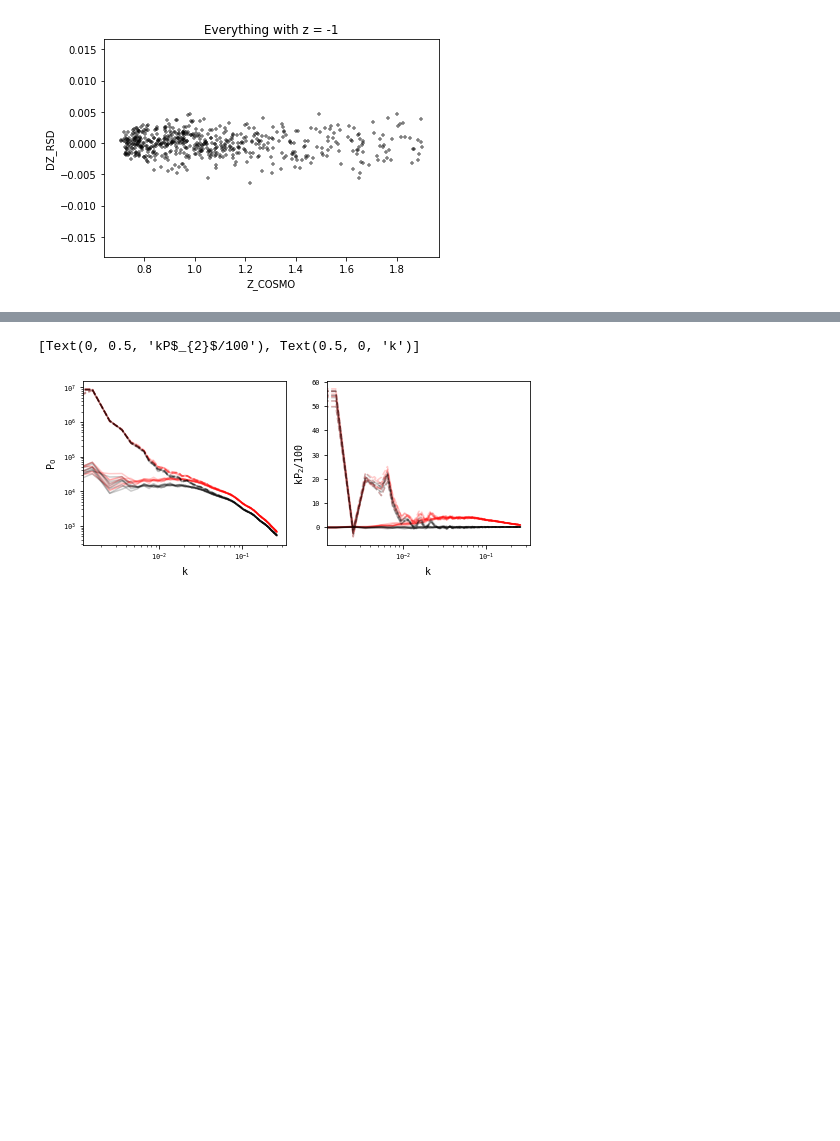
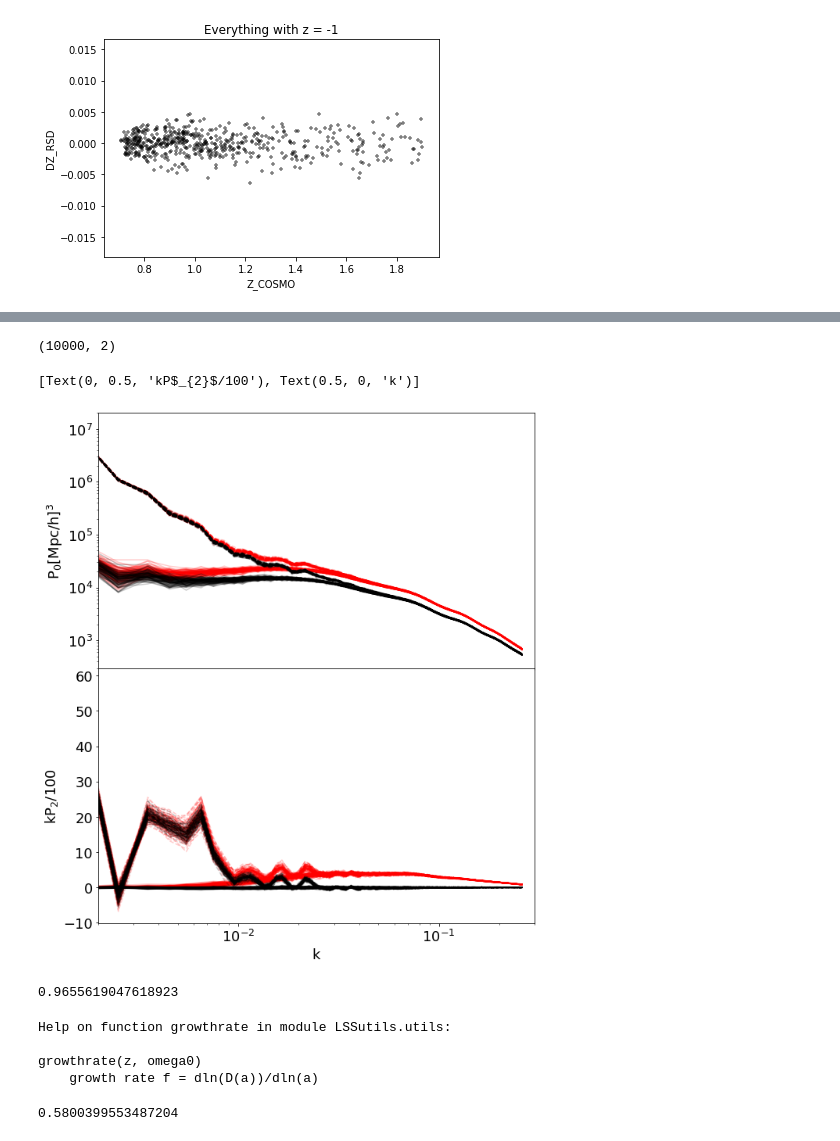
Before and after one commit to mehdirezaie/LSS, a Jupyter notebook: Sandbox/mocks.ipynb, the cells around one changed output, grey strips where cells are left out. Cells and saved outputs as stored; diff of their text form; code cells hidden in the pictures; blank space fills up the shorter version.

```diff
--- a/Sandbox/mocks.ipynb
+++ b/Sandbox/mocks.ipynb
@@ -56,8 +56,6 @@ Text(0, 0.5, 'DZ_RSD')
 %matplotlib inline
 import matplotlib.pyplot as plt
 import numpy as np
-# %%
-plt.rc('font',  family='monospace')
-plt.rc('xtick', labelsize='x-small')
-plt.rc('ytick', labelsize='x-small')
+# %%
+plt.rc('font', size=18)
 # %%
@@ -83,5 +65,5 @@ pk_v0_13_real_0_0.3.pdf  pk_v0_15_red_0_0.3.pdf
 # %%
-file = lambda i, r, s: np.loadtxt('/home/mehdi/data/mocksys/pk_v0_'+str(i)+'_'+r+'_'+str(s)+'_0.3.txt')
+file = lambda i, r, s: np.loadtxt('/home/mehdi/data/mocksys/pk_v0_'+str(i)+'_'+r+'_'+str(s)+'_0.5.txt')
 # %%
 colors = {'real':'k', 'red':'r'}
 ls = {0:'-', 1:'--'}
@@ -90 +70,6 @@ import nbodykit.cosmology as cosmology
+# %%
+kpkt = np.loadtxt('./PlanckDM.linear.pk')
+kpkt.shape
+# %% [output]
+(10000, 2)
 # %%
@@ -96,24 +82,36 @@ b1 = 1.5
 # %%
-fig, ax = plt.subplots(ncols=2, figsize=(8, 3), sharex=True)
+h = 0.6777
+fig, ax = plt.subplots(nrows=2,
+                       figsize=(10, 12),
+                       sharex=True)
 fig.subplots_adjust(hspace=0.)
 for r in ['red', 'real']:
     for i in [0, 1]:
-        for k in range(10, 18):
+        for k in range(2, 100):
             kpk = file(k, r, i)
+            #
             ax[0].plot(kpk[:, 0],
                      kpk[:, 1],
                      color=colors[r],
                      ls=ls[i], alpha=0.2)
-
+            #
             ax[1].plot(kpk[:, 0],
                       kpk[:, 0]*kpk[:, 2]/100,
                       color=colors[r],
                       ls=ls[i], alpha=0.2)
+
+
+#ax[0].plot(kpkt[:, 0], kpkt[:, 1], 'b:')
+#ax[1].plot(kpkt[:, 0], kpkt[:, 0]*kpkt[:, 1], 'b:')
+#ax[0].plot(kpkt[:, 0], kpkt[:, 1]/1.4864173632215396, 'k:')
 #ax[0].plot(kpk[:,0], b1*b1*Plin(kpk[:,0]))
-ax[0].set(ylabel=r'P$_{0}$', yscale='log',
-          xscale='log', xlabel='k')
-ax[1].set(xlabel='k', ylabel=r'kP$_{2}$/100')
+ax[0].set(ylabel=r'P$_{0}$[Mpc/h]$^{3}$', yscale='log',
+          xlim=(2.e-3, 3.e-1),
+          ylim=(3e2, 2.e7),
+          xscale='log')
+ax[1].set(xlabel='k',
+          ylabel=r'kP$_{2}$/100')
 #plt.savefig('kpk.pdf')
 # %% [output]
 [Text(0, 0.5, 'kP$_{2}$/100'), Text(0.5, 0, 'k')]
-[figure, old version]
+[figure, new version]
@@ -119,0 +122,11 @@ ax[1].set(xlabel='k', ylabel=r'kP$_{2}$/100')
+# %%
+rsd(2, ngauss=10, beta=0.58)
+# %% [output]
+0.9655619047618923
+# %%
+help(growthrate)
+# %% [output]
+Help on function growthrate in module LSSutils.utils:
+
+growthrate(z, omega0)
+    growth rate f = dln(D(a))/dln(a)
@@ -119,0 +135,4 @@ ax[1].set(xlabel='k', ylabel=r'kP$_{2}$/100')
+# %%
+beta
+# %% [output]
+0.5800399553487204
```
Also changed, not shown: parts of 7 cells of this notebook, 2 other files.
